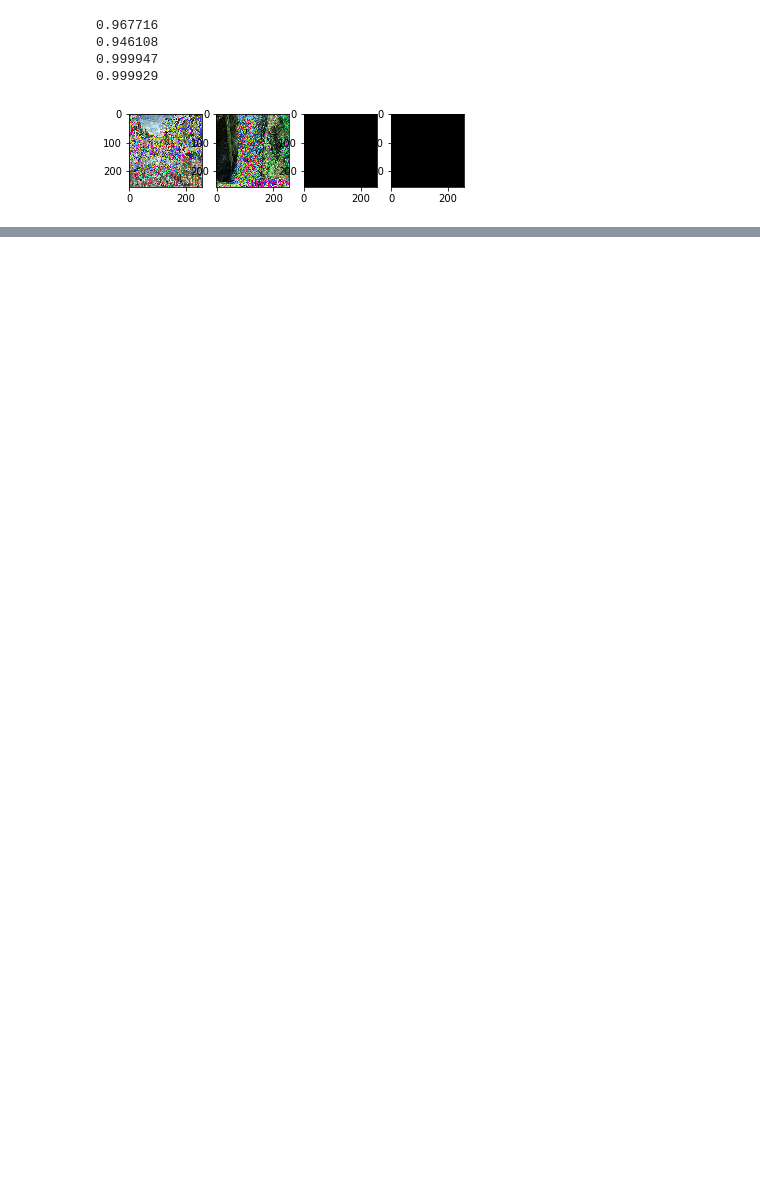
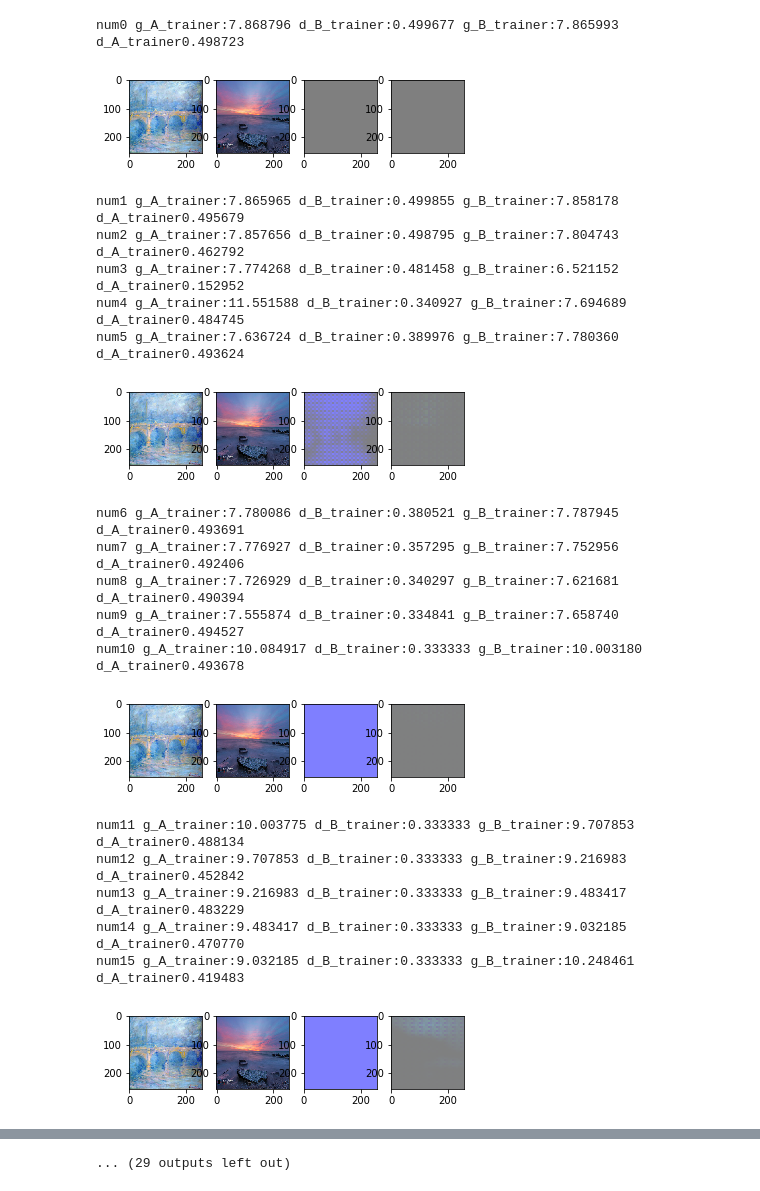
Before and after one commit to zjucx/GAN-StyleTransfer, a Jupyter notebook: CycleGAN.ipynb, the cells around one changed output, grey strips where cells are left out. Saved outputs shown, nothing was run; the diff lists cells and outputs as text; code cells hidden in the pictures; blank space fills up the shorter version.

Commit message:
add train result

```diff
--- a/CycleGAN.ipynb
+++ b/CycleGAN.ipynb
@@ -89,30 +123,47 @@ disc_loss_A = tf.reduce_mean(tf.squared_difference(imgdisc, 1))
 # %%
 with tf.Session() as sess:
     sess.run([tf.global_variables_initializer(), tf.local_variables_initializer()])
 
     # Loading images into the tensors
     coord = tf.train.Coordinator()
     threads = tf.train.start_queue_runners(coord=coord)
     imga = sess.run(image_A).reshape((1, 256, 256, 3))
     imgb = sess.run(image_B).reshape((1, 256, 256, 3))
-    imggena = sess.run(imggen, feed_dict={input_A:imga})
-    imggenb = sess.run(imggen, feed_dict={input_A:imgb})
+    for epoch in range(0,101):
 
-    print(sess.run(disc_loss_A, feed_dict={input_A:imga}))
-    print(sess.run(disc_loss_A, feed_dict={input_A:imgb}))
-    print(sess.run(disc_loss_A, feed_dict={input_A:imggena}))
-    print(sess.run(disc_loss_A, feed_dict={input_A:imggenb}))
+        # Optimizing the G_A network
+        _, a, imggena, imggenb = sess.run([g_A_trainer, g_loss_a, genb, gena],feed_dict={input_A:imga, input_B:imgb})
+        _, b = sess.run([d_B_trainer, d_loss_b],feed_dict={input_A:imga, input_B:imgb})
+        _, c = sess.run([g_B_trainer, g_loss_b],feed_dict={input_A:imga, input_B:imgb})
+        _, d = sess.run([d_A_trainer, d_loss_a],feed_dict={input_A:imga, input_B:imgb})
 
-    plt.subplot(141); plt.imshow(imga.reshape((256, 256, 3)))
-    plt.subplot(142); plt.imshow(imgb.reshape((256, 256, 3)))
-    plt.subplot(143); plt.imshow(imggena.reshape((256, 256, 3)))
-    plt.subplot(144); plt.imshow(imggenb.reshape((256, 256, 3)))
-    plt.show()
+        print("num%d g_A_trainer:%f d_B_trainer:%f g_B_trainer:%f d_A_trainer%f"%(epoch, a, b, c, d))
+        if epoch%2 == 0:
+            plt.subplot(141); plt.imshow(((imga.reshape((256, 256, 3))+1)*127.5).astype(np.uint8))
+            plt.subplot(142); plt.imshow(((imgb.reshape((256, 256, 3))+1)*127.5).astype(np.uint8))
+            plt.subplot(143); plt.imshow(((imggena.reshape((256, 256, 3))+1)*127.5).astype(np.uint8))
+            plt.subplot(144); plt.imshow(((imggenb.reshape((256, 256, 3))+1)*127.5).astype(np.uint8))
+            plt.show()
     coord.request_stop()
     coord.join(threads)
 # %% [output]
-0.967716
-0.946108
-0.999947
-0.999929
+num0 g_A_trainer:7.868796 d_B_trainer:0.499677 g_B_trainer:7.865993 d_A_trainer0.498723
-[figure, old version]
+[figure, new version]
+num1 g_A_trainer:7.865965 d_B_trainer:0.499855 g_B_trainer:7.858178 d_A_trainer0.495679
+num2 g_A_trainer:7.857656 d_B_trainer:0.498795 g_B_trainer:7.804743 d_A_trainer0.462792
+num3 g_A_trainer:7.774268 d_B_trainer:0.481458 g_B_trainer:6.521152 d_A_trainer0.152952
+num4 g_A_trainer:11.551588 d_B_trainer:0.340927 g_B_trainer:7.694689 d_A_trainer0.484745
+num5 g_A_trainer:7.636724 d_B_trainer:0.389976 g_B_trainer:7.780360 d_A_trainer0.493624
+[figure, added]
+num6 g_A_trainer:7.780086 d_B_trainer:0.380521 g_B_trainer:7.787945 d_A_trainer0.493691
+num7 g_A_trainer:7.776927 d_B_trainer:0.357295 g_B_trainer:7.752956 d_A_trainer0.492406
+num8 g_A_trainer:7.726929 d_B_trainer:0.340297 g_B_trainer:7.621681 d_A_trainer0.490394
+num9 g_A_trainer:7.555874 d_B_trainer:0.334841 g_B_trainer:7.658740 d_A_trainer0.494527
+num10 g_A_trainer:10.084917 d_B_trainer:0.333333 g_B_trainer:10.003180 d_A_trainer0.493678
+[figure, added]
+num11 g_A_trainer:10.003775 d_B_trainer:0.333333 g_B_trainer:9.707853 d_A_trainer0.488134
+num12 g_A_trainer:9.707853 d_B_trainer:0.333333 g_B_trainer:9.216983 d_A_trainer0.452842
+num13 g_A_trainer:9.216983 d_B_trainer:0.333333 g_B_trainer:9.483417 d_A_trainer0.483229
+num14 g_A_trainer:9.483417 d_B_trainer:0.333333 g_B_trainer:9.032185 d_A_trainer0.470770
+num15 g_A_trainer:9.032185 d_B_trainer:0.333333 g_B_trainer:10.248461 d_A_trainer0.419483
+[figure, added]
@@ -118,0 +182 @@ with tf.Session() as sess:
+... (29 outputs left out)
```
Also changed, not shown: parts of 2 cells of this notebook.
